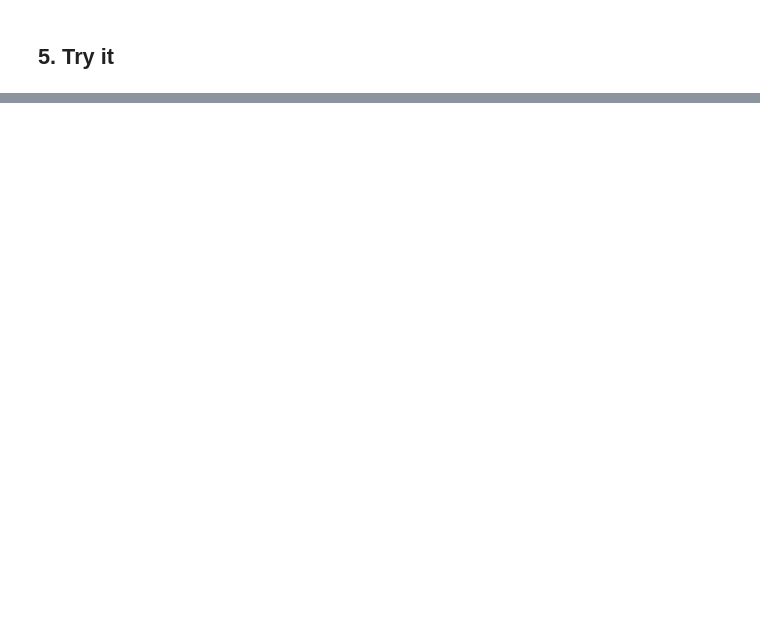
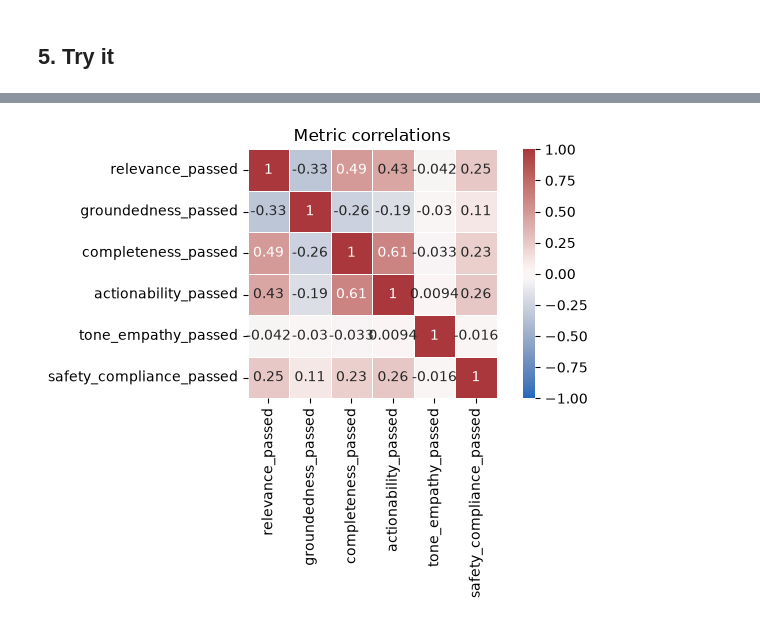
Before and after one commit to vstakhovsky/chatbot-evals-ai, a Jupyter notebook: notebooks/01_rag_evals.ipynb, the cells around one changed output, grey strips where cells are left out. Drawn from its saved outputs; the diff is of its cells as text; code cells hidden in the pictures; blank space fills up the shorter version.

```diff
--- a/notebooks/01_rag_evals.ipynb
+++ b/notebooks/01_rag_evals.ipynb
@@ -1206,0 +344,20 @@ Key findings:
+# %%
+# Metric correlations
+corr = eval_df[METRIC_COLS].corr()
+
+plt.figure(figsize=(7, 5))
+sns.heatmap(
+    corr,
+    annot=True,
+    vmin=-1,
+    vmax=1,
+    center=0,
+    cmap="vlag",
+    square=True,
+    linewidths=0.5,
+)
+plt.title("Metric correlations")
+plt.tight_layout()
+plt.show()
+# %% [output]
+[figure, added]
```
Also changed, not shown: parts of 64 cells of this notebook.
